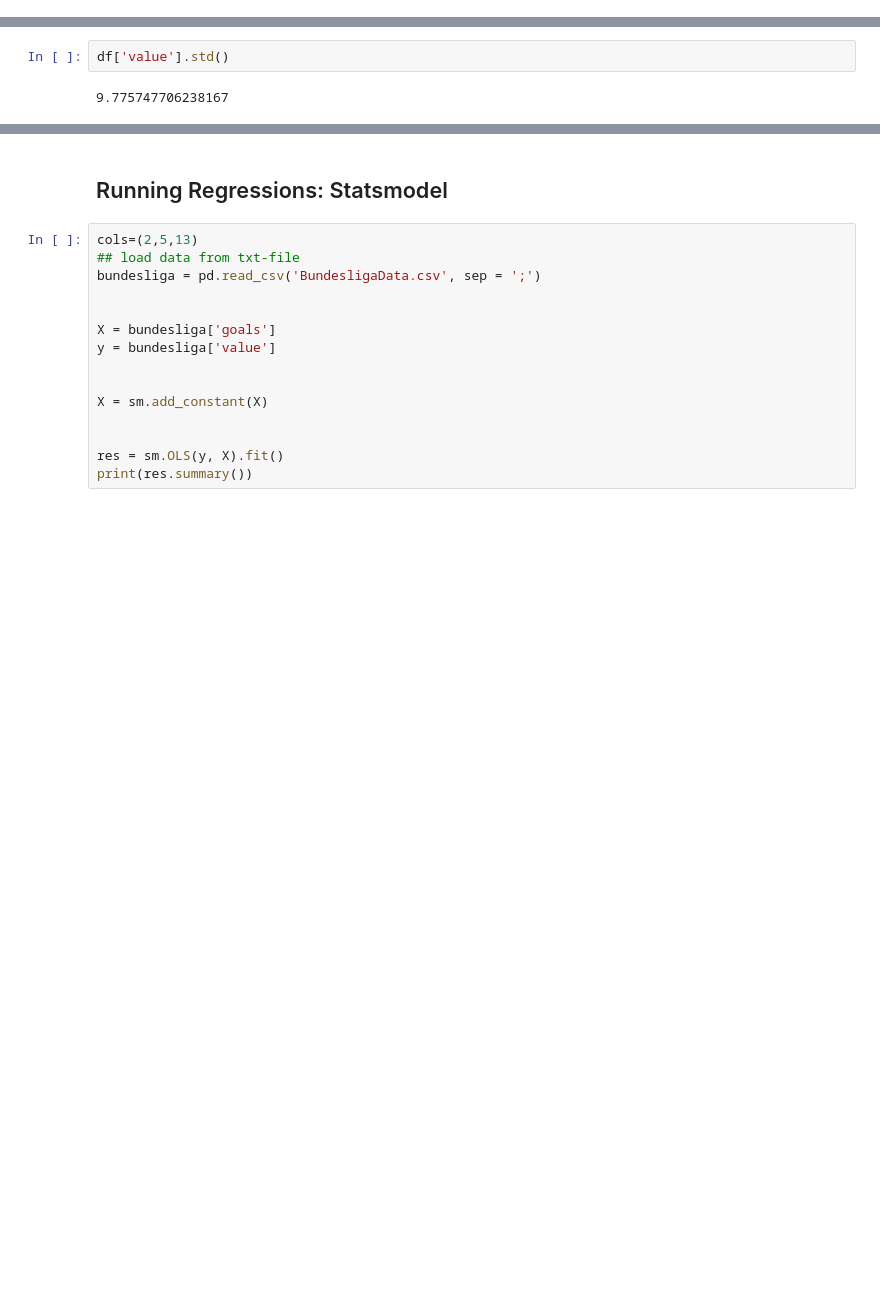
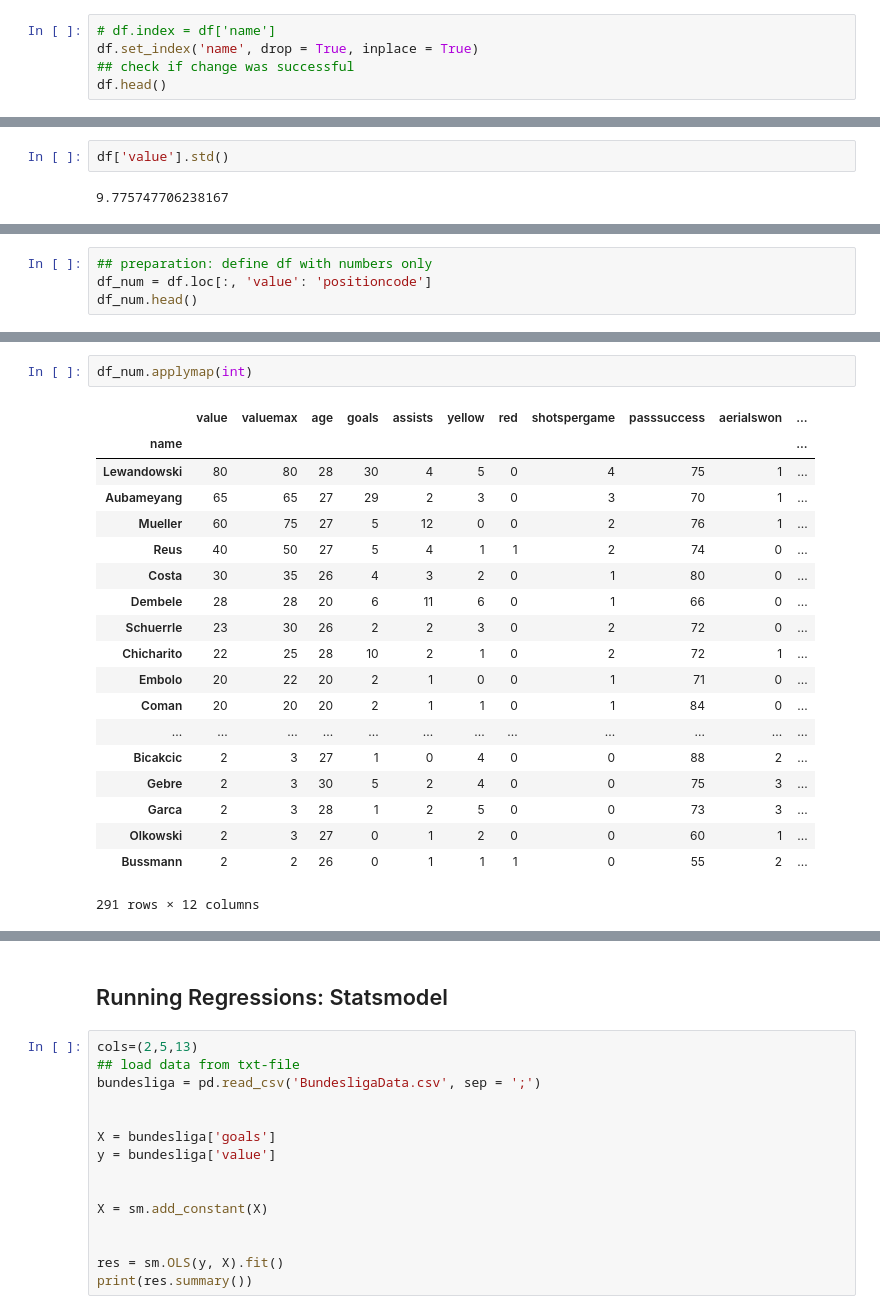
Before and after one commit to Moony2D/Python-Intro-ifo, a Jupyter notebook: PyIntro_Pandas.ipynb, the cells around one changed output, grey strips where cells are left out. Saved outputs shown, nothing was run; the diff lists cells and outputs as text; blank space fills up the shorter version.

Commit message:
Modifies PyIntro_Pandas: finishes section on accessing data in a dataframe

```diff
--- a/PyIntro_Pandas.ipynb
+++ b/PyIntro_Pandas.ipynb
@@ -562,0 +535,5 @@ Lewandowski, Robert
+# %%
+# df.index = df['name']
+df.set_index('name', drop = True, inplace = True)
+## check if change was successful
+df.head()
@@ -589,0 +842,4 @@ df['value'].std()
+# %%
+## preparation: define df with numbers only
+df_num = df.loc[:, 'value': 'positioncode']
+df_num.head()
@@ -589,0 +854,22 @@ df['value'].std()
+# %%
+df_num.applymap(int)
+# %% [output]
+|  | value | valuemax | age | goals | assists | yellow | red | shotspergame | passsuccess | aerialswon | ... |
+| name |  |  |  |  |  |  |  |  |  |  | ... |
+| Lewandowski | 80 | 80 | 28 | 30 | 4 | 5 | 0 | 4 | 75 | 1 | ... |
+| Aubameyang | 65 | 65 | 27 | 29 | 2 | 3 | 0 | 3 | 70 | 1 | ... |
+| Mueller | 60 | 75 | 27 | 5 | 12 | 0 | 0 | 2 | 76 | 1 | ... |
+| Reus | 40 | 50 | 27 | 5 | 4 | 1 | 1 | 2 | 74 | 0 | ... |
+| Costa | 30 | 35 | 26 | 4 | 3 | 2 | 0 | 1 | 80 | 0 | ... |
+| Dembele | 28 | 28 | 20 | 6 | 11 | 6 | 0 | 1 | 66 | 0 | ... |
+| Schuerrle | 23 | 30 | 26 | 2 | 2 | 3 | 0 | 2 | 72 | 0 | ... |
+| Chicharito | 22 | 25 | 28 | 10 | 2 | 1 | 0 | 2 | 72 | 1 | ... |
+| Embolo | 20 | 22 | 20 | 2 | 1 | 0 | 0 | 1 | 71 | 0 | ... |
+| Coman | 20 | 20 | 20 | 2 | 1 | 1 | 0 | 1 | 84 | 0 | ... |
+| ... | ... | ... | ... | ... | ... | ... | ... | ... | ... | ... | ... |
+| Bicakcic | 2 | 3 | 27 | 1 | 0 | 4 | 0 | 0 | 88 | 2 | ... |
+| Gebre | 2 | 3 | 30 | 5 | 2 | 4 | 0 | 0 | 75 | 3 | ... |
+| Garca | 2 | 3 | 28 | 1 | 2 | 5 | 0 | 0 | 73 | 3 | ... |
+| Olkowski | 2 | 3 | 27 | 0 | 1 | 2 | 0 | 0 | 60 | 1 | ... |
+| Bussmann | 2 | 2 | 26 | 0 | 1 | 1 | 1 | 0 | 55 | 2 | ... |
+291 rows × 12 columns
```
Also changed, not shown: parts of 53 cells of this notebook.
